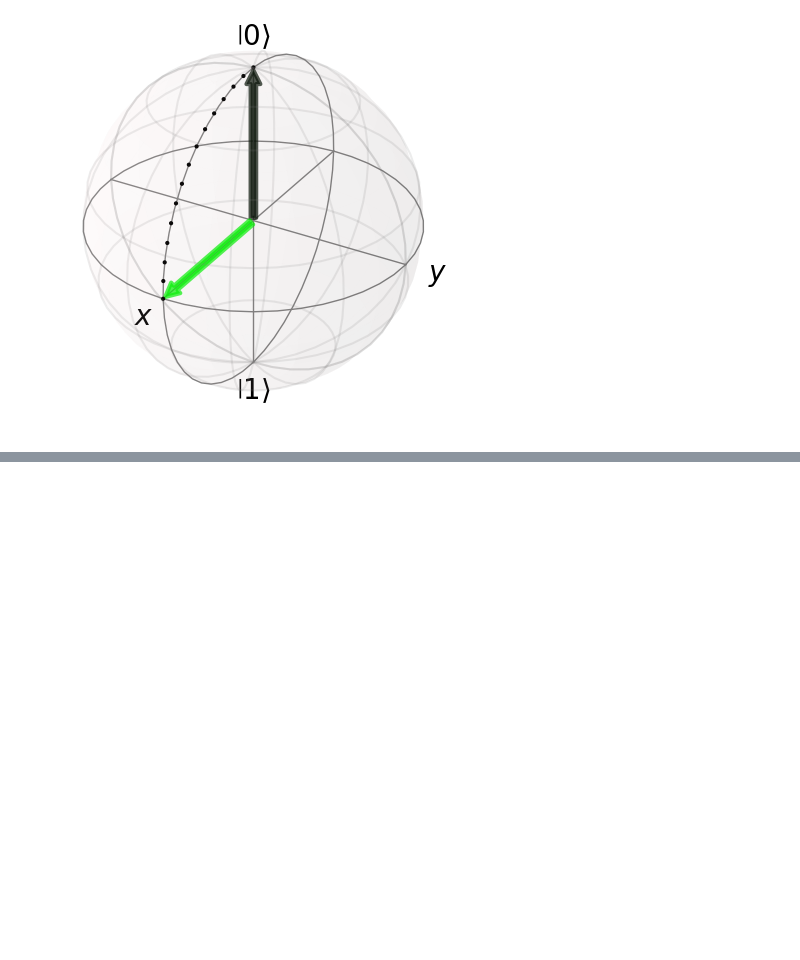
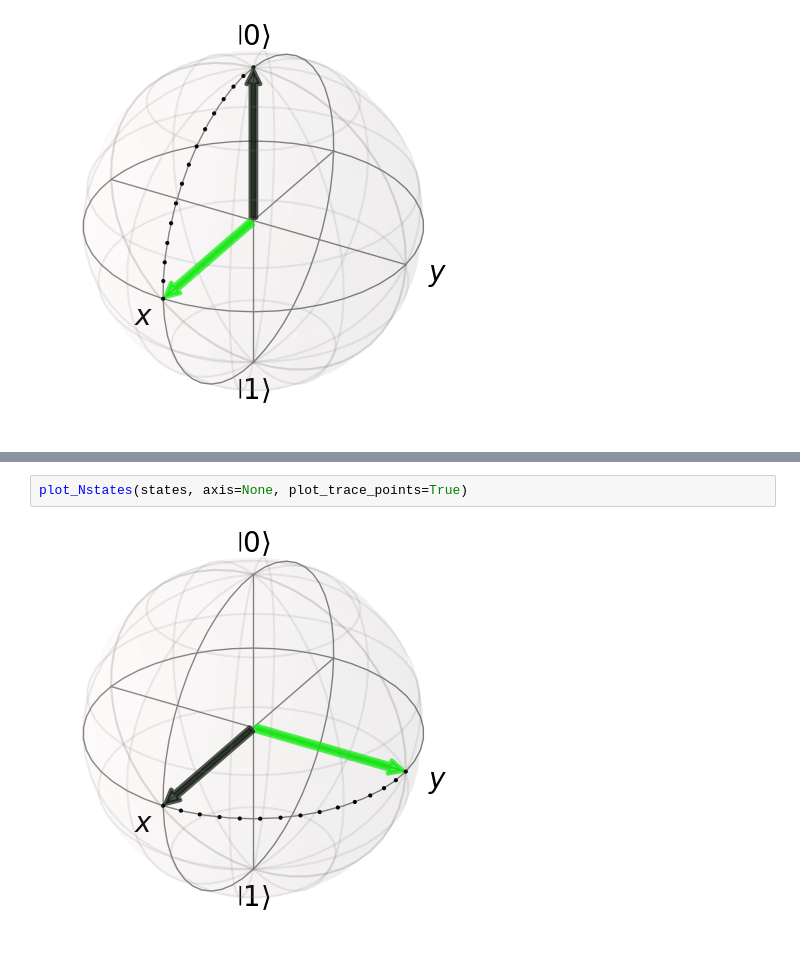
Before and after one commit to kibrahim757/qiskit_generated_code_samples, a Jupyter notebook: 13_qml.ipynb, the cells around one changed output, grey strips where cells are left out. Saved outputs shown, nothing was run; the diff lists cells and outputs as text; blank space fills up the shorter version.

```diff
--- a/13_qml.ipynb
+++ b/13_qml.ipynb
@@ -206,0 +220,4 @@ plot_Nstates(states, axis=None, plot_trace_points=True)
+# %%
+plot_Nstates(states, axis=None, plot_trace_points=True)
+# %% [output]
+[figure, added]
```
Also changed, not shown: parts of 13 cells of this notebook.
